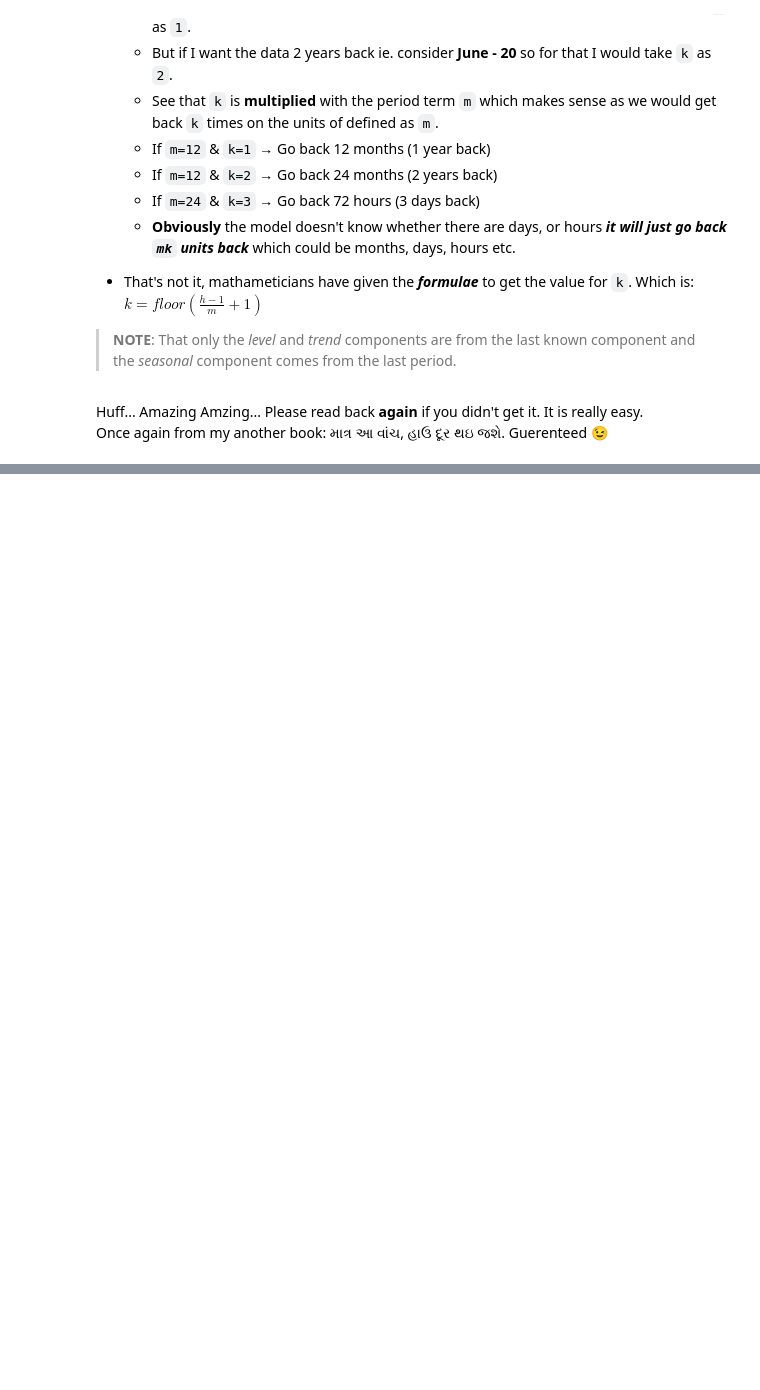
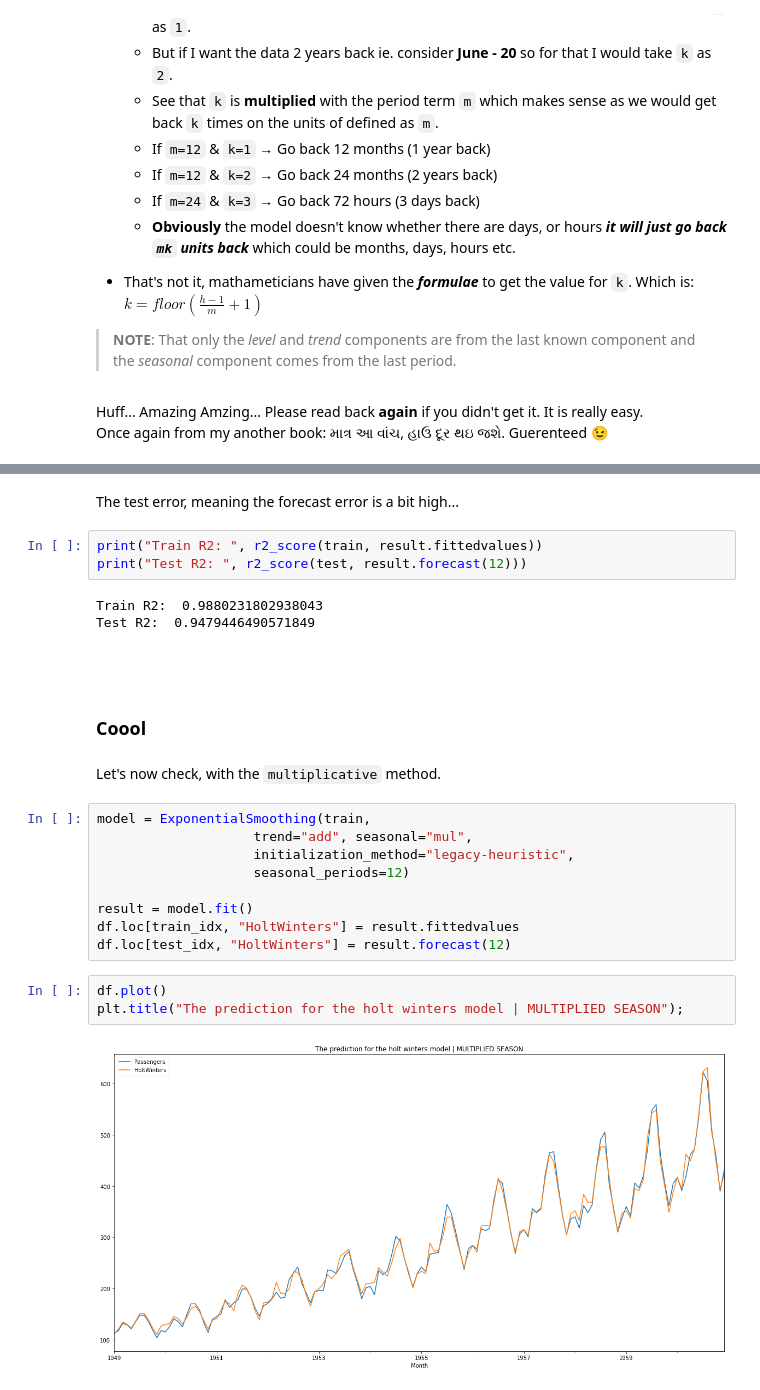
Before and after one commit to AayushSameerShah/TimeSeries-Forecasting, a Jupyter notebook: 2. Exponential Smoothing and ETS/6. Holt Winters Model (Seasonal Version).ipynb, the cells around one changed output, grey strips where cells are left out. Drawn from its saved outputs; the diff is of its cells as text; blank space fills up the shorter version.

```diff
--- a/2. Exponential Smoothing and ETS/6. Holt Winters Model (Seasonal Version).ipynb
+++ b/2. Exponential Smoothing and ETS/6. Holt Winters Model (Seasonal Version).ipynb
@@ -117,0 +278,28 @@ Huff... Amazing Amzing... Please read back **again** if you didn't get it. It is
+# %% [markdown]
+The test error, meaning the forecast error is a bit high...
+# %%
+print("Train R2: ", r2_score(train, result.fittedvalues))
+print("Test R2: ", r2_score(test, result.forecast(12)))
+# %% [output]
+Train R2:  0.9880231802938043
+Test R2:  0.9479446490571849
+# %% [markdown]
+######
+# %% [markdown]
+### Coool
+# %% [markdown]
+Let's now check, with the `multiplicative` method.
+# %%
+model = ExponentialSmoothing(train,
+                    trend="add", seasonal="mul",
+                    initialization_method="legacy-heuristic",
+                    seasonal_periods=12)
+
+result = model.fit()
+df.loc[train_idx, "HoltWinters"] = result.fittedvalues
+df.loc[test_idx, "HoltWinters"] = result.forecast(12)
+# %%
+df.plot()
+plt.title("The prediction for the holt winters model | MULTIPLIED SEASON");
+# %% [output]
+[figure, added]
```
Also changed, not shown: parts of 58 cells of this notebook, 2 other files.
